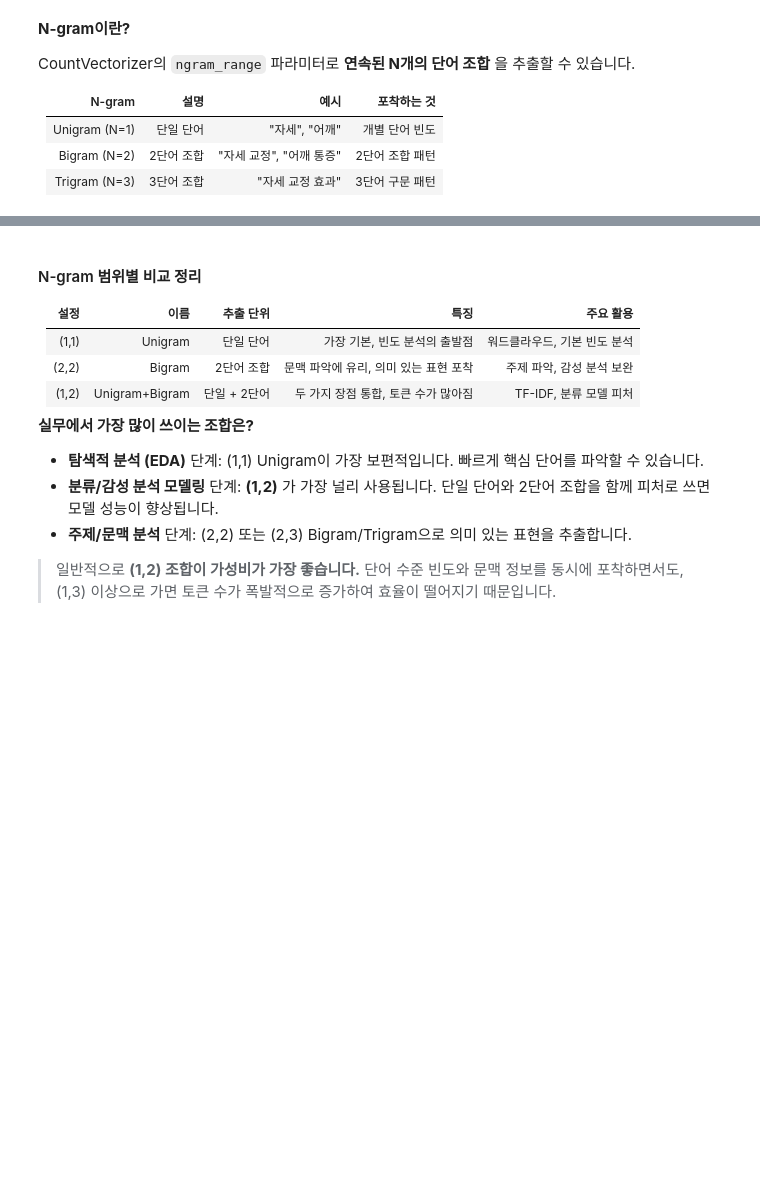
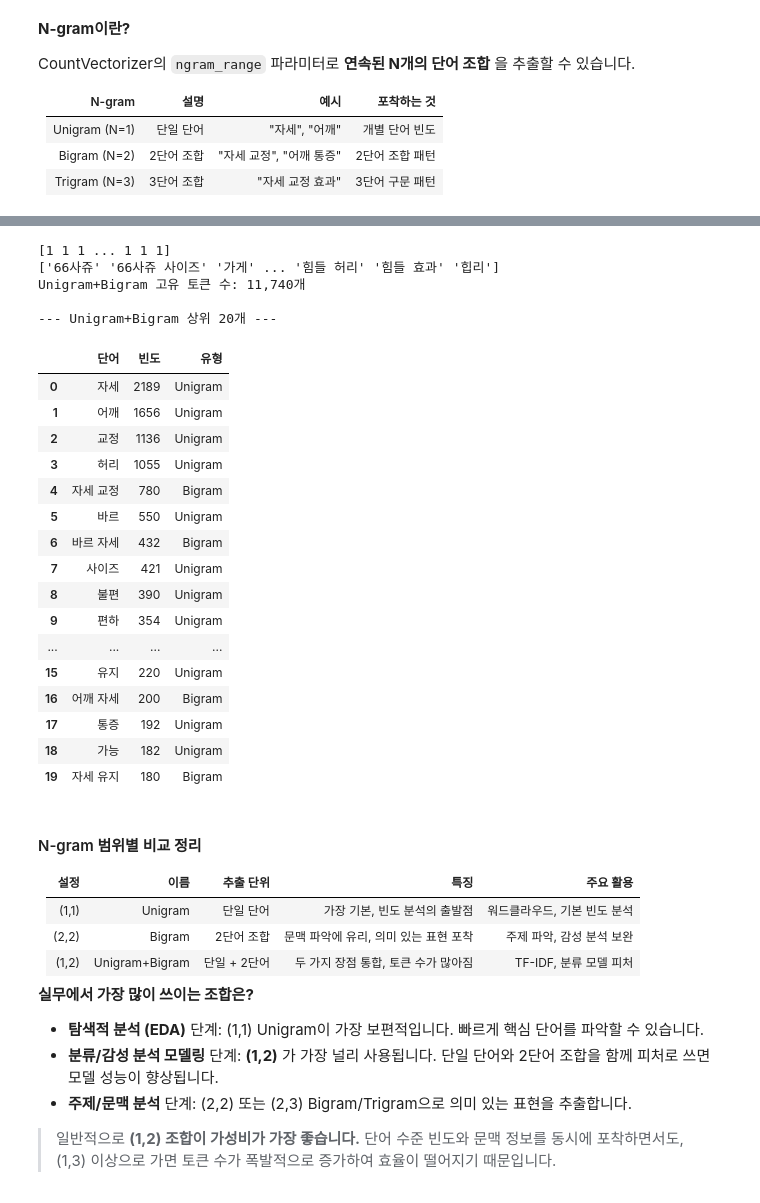
Before and after one commit to SeolMuah/text-analysis-ml, a Jupyter notebook: 1_텍스트_빈도_분석_실습.ipynb, the cells around one changed output, grey strips where cells are left out. Saved outputs shown, nothing was run; the diff lists cells and outputs as text; code cells hidden in the pictures; blank space fills up the shorter version.

```diff
--- a/1_텍스트_빈도_분석_실습.ipynb
+++ b/1_텍스트_빈도_분석_실습.ipynb
@@ -242,7 +306,7 @@ def normalize_text(text):
     """
     # 같은 문자가 3번 이상 반복되는 패턴을 찾아 2번으로 축소
     # 힌트: (.)\1{2,} 패턴과 \1\1 대체를 사용
-
+    text = re.sub(r'(.)\1{2,}', r'\1\1', text)
 
     return text
 
@@ -337,13 +419,13 @@ def extract_morphs(text):
         return []
 
     # 추출할 품사 태그를 지정합니다
-    target_tags = {'NNG', 'NNP', 'VA'}
+    target_tags = {'NNG', 'NNP', 'VA'} #일반명사, 고유명사, 형용사
 
     # kiwi.tokenize()으로 형태소 분석 실행 (normalize_coda=True)
+    tokens = kiwi.tokenize(text, normalize_coda=True)
 
-
-    # target_tags에 해당하면서 2글자 이상인 형태소만 추출
-
+    # target_tags에 해당하면서 2글자 이면서  형태소만 추출
+    morphs = [token.form for token in tokens if (token.tag in target_tags) and (len(token.form) > 1)]
 
     return morphs
 
@@ -419,6 +525,7 @@ print(f"최종 불용어 리스트: {len(korean_stopwords)}개 (중복 제거
 def remove_stopwords(morphs, stopwords=korean_stopwords):
     """불용어 리스트에 있는 단어를 제거합니다"""
     # 리스트 컴프리헨션으로 불용어에 없는 단어만 남기기
+    return [word for word in morphs if word not in korean_stopwords]
 
 
 # 불용어 제거를 전체 데이터에 적용합니다
@@ -443,16 +563,22 @@ def preprocess_pipeline(text):
     원본 텍스트 => 정제 => 정규화 => 형태소 분석 => 불용어 제거 => 공백 join 문자열
     """
     # (1) 정제
+    text = clean_text(text)
     # (2) 정규화
+    text = normalize_text(text)
     # (3) 형태소 분석
+    morphs = extract_morphs(text)
     # (4) 불용어 제거
+    morphs = remove_stopwords(morphs)
     # 리스트를 공백으로 연결하여 문자열로 반환
+    return ' '.join(morphs)
 
 
 # 전처리 파이프라인을 전체 데이터에 적용합니다
+df_sample['processed'] = df_sample['content'].progress_apply(preprocess_pipeline)
 
 # 빈 문자열이 된 행은 제거합니다
-
+df_sample = df_sample[df_sample['processed'].str.strip() != ''].reset_index(drop=True)
 
 print(f"\n전처리 완료: {len(df_sample):,}건")
 print("\n전처리 전/후 비교:")
@@ -553,20 +761,51 @@ display(bi_top_df)
 # %%
 # ========================================
 # Unigram + Bigram 통합 빈도 분석
 # ========================================
 
 # CountVectorizer로 (1,2) 범위의 빈도 행렬 생성
+combined_vec = CountVectorizer(ngram_range=(1, 2))
+combined_matrix = combined_vec.fit_transform(df_sample['processed'])
 
+# 각 Bigram별 전체 빈도를 합산
+combined_counts = combined_matrix.sum(axis=0).A1
+print(combined_counts) #[ 1  1  1 ...  1 68  1]
 
-# 빈도 합산 및 상위 20개 추출
+# 빈도 기준 내림차순 정렬 후 상위 20개 추출
+combined_words = combined_vec.get_feature_names_out()
+print(combined_words) #['66사쥬' '가게' '가겨대' ... '희망' '힘들' '힙리']
 
+top_combined = sorted(zip(combined_words, combined_counts), key=lambda x:x[1], reverse=True)[:20]
 
 print(f'Unigram+Bigram 고유 토큰 수: {len(combined_words):,}개')
 print()
 combined_top_df = pd.DataFrame(top_combined, columns=['단어', '빈도'])
 combined_top_df['유형'] = combined_top_df['단어'].apply(lambda x: 'Bigram' if ' ' in x else 'Unigram')
 print('--- Unigram+Bigram 상위 20개 ---')
 display(combined_top_df)
+# %% [output]
+[1 1 1 ... 1 1 1]
+['66사쥬' '66사쥬 사이즈' '가게' ... '힘들 허리' '힘들 효과' '힙리']
+Unigram+Bigram 고유 토큰 수: 11,740개
+
+--- Unigram+Bigram 상위 20개 ---
+|  | 단어 | 빈도 | 유형 |
+| 0 | 자세 | 2189 | Unigram |
+| 1 | 어깨 | 1656 | Unigram |
+| 2 | 교정 | 1136 | Unigram |
+| 3 | 허리 | 1055 | Unigram |
+| 4 | 자세 교정 | 780 | Bigram |
+| 5 | 바르 | 550 | Unigram |
+| 6 | 바르 자세 | 432 | Bigram |
+| 7 | 사이즈 | 421 | Unigram |
+| 8 | 불편 | 390 | Unigram |
+| 9 | 편하 | 354 | Unigram |
+| ... | ... | ... | ... |
+| 15 | 유지 | 220 | Unigram |
+| 16 | 어깨 자세 | 200 | Bigram |
+| 17 | 통증 | 192 | Unigram |
+| 18 | 가능 | 182 | Unigram |
+| 19 | 자세 유지 | 180 | Bigram |
 # %% [markdown]
 #### N-gram 범위별 비교 정리
 
```
Also changed, not shown: parts of 28 cells of this notebook.
